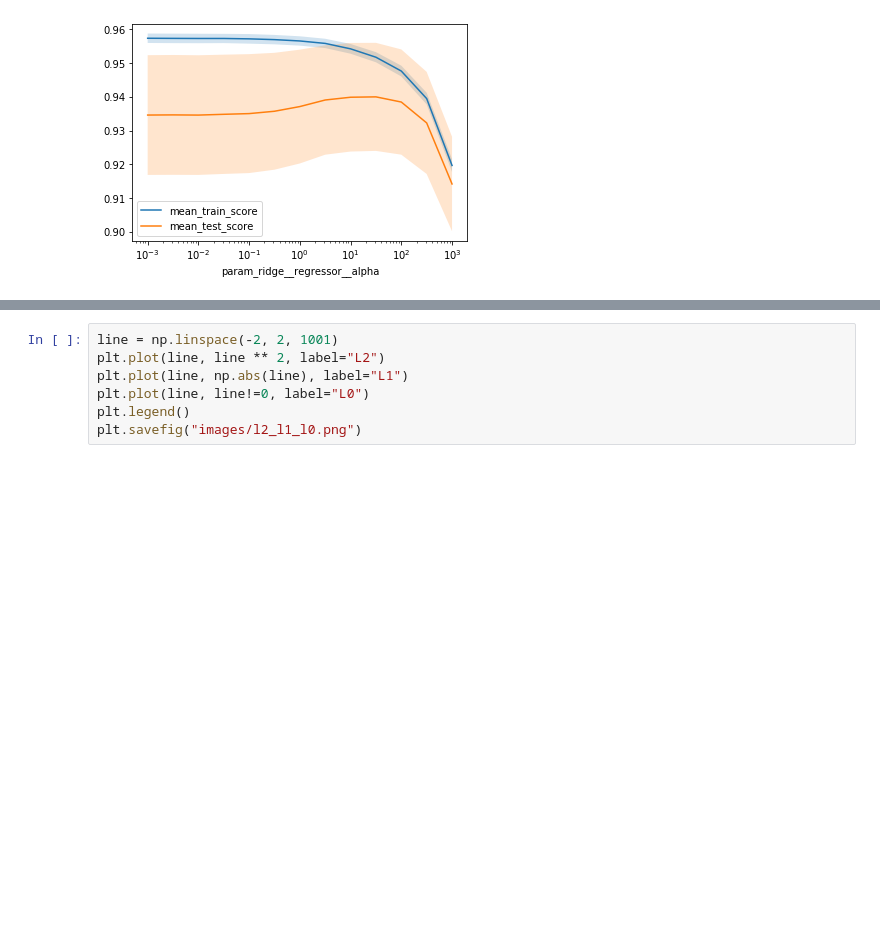
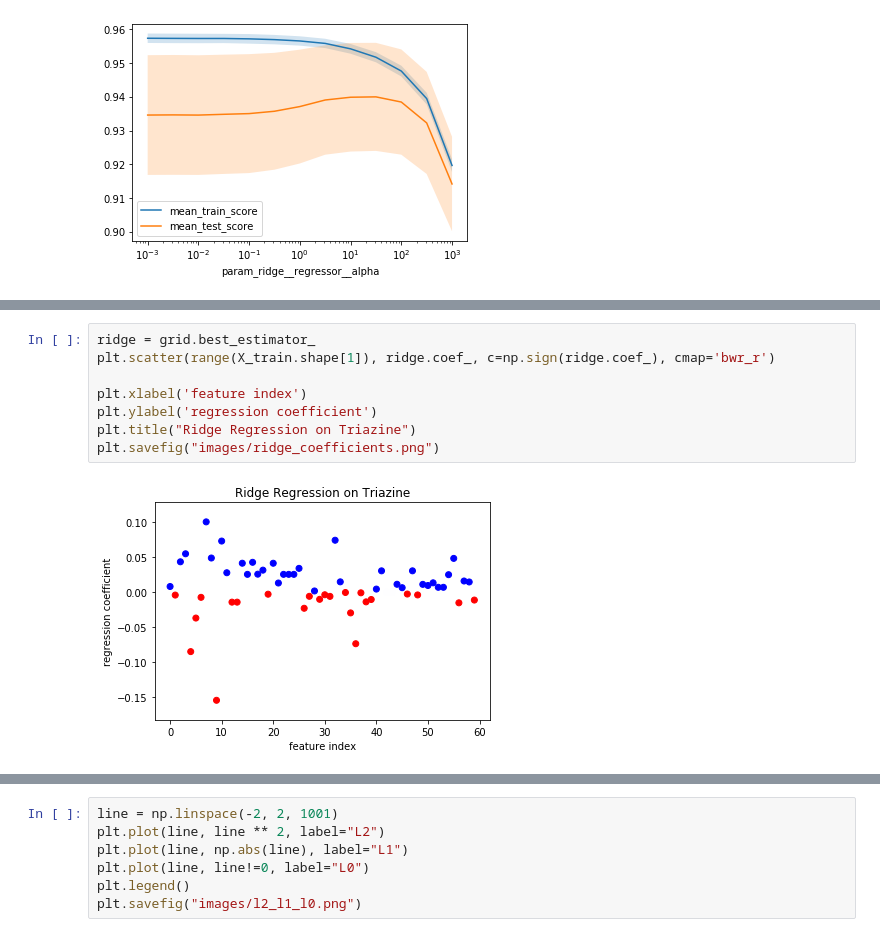
Before and after one commit to amueller/COMS4995-s20, a Jupyter notebook: slides/aml-05-linear-models-regression/aml-05-linear-models-regression-Copy1.ipynb, the cells around one changed output, grey strips where cells are left out. Cells and saved outputs as stored; diff of their text form; blank space fills up the shorter version.

```diff
--- a/slides/aml-05-linear-models-regression/aml-05-linear-models-regression-Copy1.ipynb
+++ b/slides/aml-05-linear-models-regression/aml-05-linear-models-regression-Copy1.ipynb
@@ -273,0 +328,10 @@ np.mean(cross_val_score(Ridge(), X_train, y_train, cv=10))
+# %%
+ridge = grid.best_estimator_
+plt.scatter(range(X_train.shape[1]), ridge.coef_, c=np.sign(ridge.coef_), cmap='bwr_r')
+
+plt.xlabel('feature index')
+plt.ylabel('regression coefficient')
+plt.title("Ridge Regression on Triazine")
+plt.savefig("images/ridge_coefficients.png")
+# %% [output]
+[figure, added]
```
Also changed, not shown: parts of 46 cells of this notebook, 11 other files.
